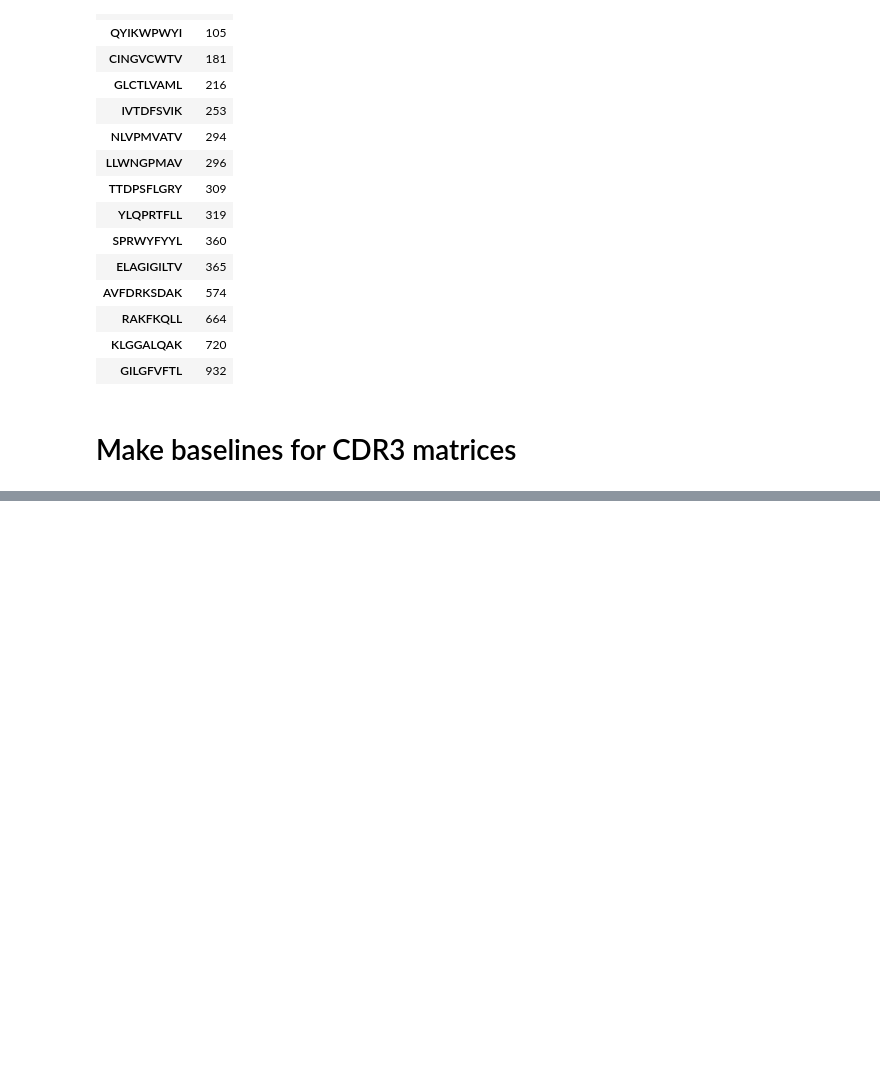
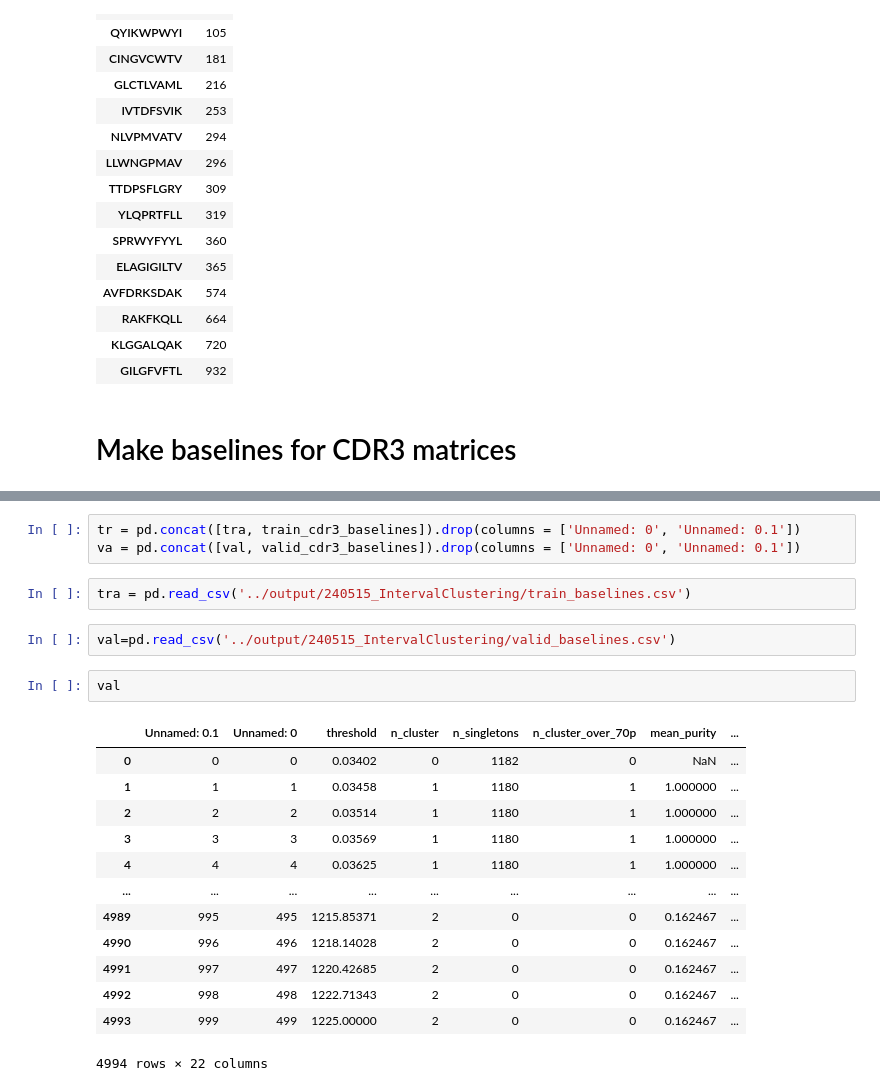
Before and after one commit to richieYT-wan/tclustr, a Jupyter notebook: notebooks/240507_DataFiltering_CustomBatching.ipynb, the cells around one changed output, grey strips where cells are left out. Drawn from its saved outputs; the diff is of its cells as text; blank space fills up the shorter version.

```diff
--- a/notebooks/240507_DataFiltering_CustomBatching.ipynb
+++ b/notebooks/240507_DataFiltering_CustomBatching.ipynb
@@ -1199,0 +1362,23 @@ new_df_filt.query('partition!=0').groupby('peptide').agg(count=('B3','count')).s
+# %%
+tr = pd.concat([tra, train_cdr3_baselines]).drop(columns = ['Unnamed: 0', 'Unnamed: 0.1'])
+va = pd.concat([val, valid_cdr3_baselines]).drop(columns = ['Unnamed: 0', 'Unnamed: 0.1'])
+# %%
+tra = pd.read_csv('../output/240515_IntervalClustering/train_baselines.csv')
+# %%
+val=pd.read_csv('../output/240515_IntervalClustering/valid_baselines.csv')
+# %%
+val
+# %% [output]
+|  | Unnamed: 0.1 | Unnamed: 0 | threshold | n_cluster | n_singletons | n_cluster_over_70p | mean_purity | ... |
+| 0 | 0 | 0 | 0.03402 | 0 | 1182 | 0 | NaN | ... |
+| 1 | 1 | 1 | 0.03458 | 1 | 1180 | 1 | 1.000000 | ... |
+| 2 | 2 | 2 | 0.03514 | 1 | 1180 | 1 | 1.000000 | ... |
+| 3 | 3 | 3 | 0.03569 | 1 | 1180 | 1 | 1.000000 | ... |
+| 4 | 4 | 4 | 0.03625 | 1 | 1180 | 1 | 1.000000 | ... |
+| ... | ... | ... | ... | ... | ... | ... | ... | ... |
+| 4989 | 995 | 495 | 1215.85371 | 2 | 0 | 0 | 0.162467 | ... |
+| 4990 | 996 | 496 | 1218.14028 | 2 | 0 | 0 | 0.162467 | ... |
+| 4991 | 997 | 497 | 1220.42685 | 2 | 0 | 0 | 0.162467 | ... |
+| 4992 | 998 | 498 | 1222.71343 | 2 | 0 | 0 | 0.162467 | ... |
+| 4993 | 999 | 499 | 1225.00000 | 2 | 0 | 0 | 0.162467 | ... |
+4994 rows × 22 columns
```
Also changed, not shown: parts of 16 cells of this notebook, 3 other files.
